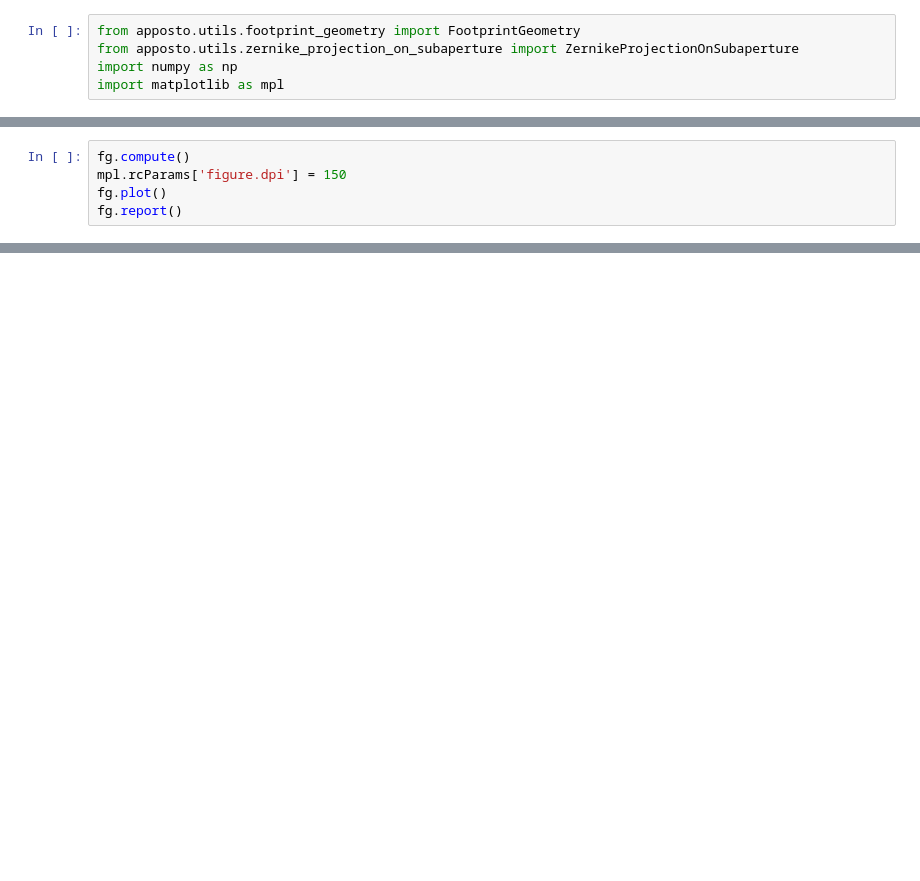
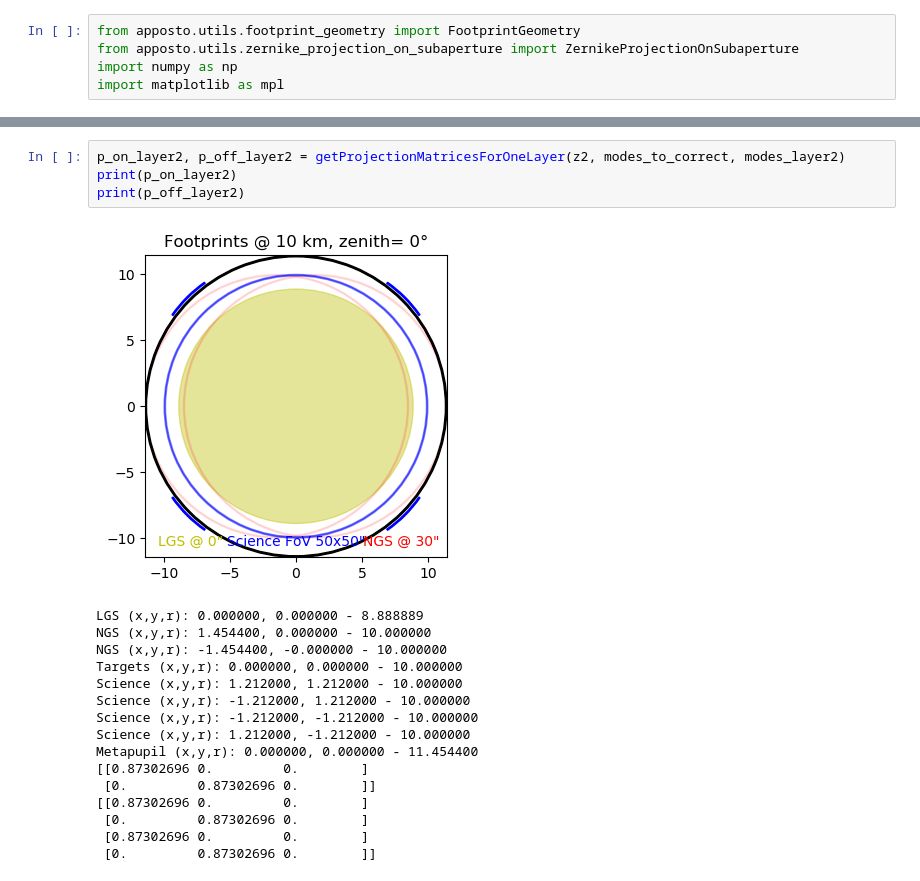
Before and after one commit to ArcetriAdaptiveOptics/arte, a Jupyter notebook: notebook/atmo/mcao_residual_examples.ipynb, the cells around one changed output, grey strips where cells are left out. Drawn from its saved outputs; the diff is of its cells as text; blank space fills up the shorter version.

```diff
--- a/notebook/atmo/mcao_residual_examples.ipynb
+++ b/notebook/atmo/mcao_residual_examples.ipynb
@@ -26,8 +32,3 @@ fg.addLgs(0,0,0,0)
 fg.addNgs(th_ngs1, az_ngs1)
 fg.addNgs(th_ngs2, az_ngs2)
 fg.addTarget(th_target, az_target)
-# %%
-fg.compute()
-mpl.rcParams['figure.dpi'] = 150
-fg.plot()
-fg.report()
@@ -156,0 +93,21 @@ array([[0.83757706, 0.        , 0.        ],
+# %%
+p_on_layer2, p_off_layer2 = getProjectionMatricesForOneLayer(z2, modes_to_correct, modes_layer2)
+print(p_on_layer2)
+print(p_off_layer2)
+# %% [output]
+[figure, added]
+LGS (x,y,r): 0.000000, 0.000000 - 8.888889
+NGS (x,y,r): 1.454400, 0.000000 - 10.000000
+NGS (x,y,r): -1.454400, -0.000000 - 10.000000
+Targets (x,y,r): 0.000000, 0.000000 - 10.000000
+Science (x,y,r): 1.212000, 1.212000 - 10.000000
+Science (x,y,r): -1.212000, 1.212000 - 10.000000
+Science (x,y,r): -1.212000, -1.212000 - 10.000000
+Science (x,y,r): 1.212000, -1.212000 - 10.000000
+Metapupil (x,y,r): 0.000000, 0.000000 - 11.454400
+[[0.87302696 0.         0.        ]
+ [0.         0.87302696 0.        ]]
+[[0.87302696 0.         0.        ]
+ [0.         0.87302696 0.        ]
+ [0.87302696 0.         0.        ]
+ [0.         0.87302696 0.        ]]
```
Also changed, not shown: parts of 31 cells of this notebook.
